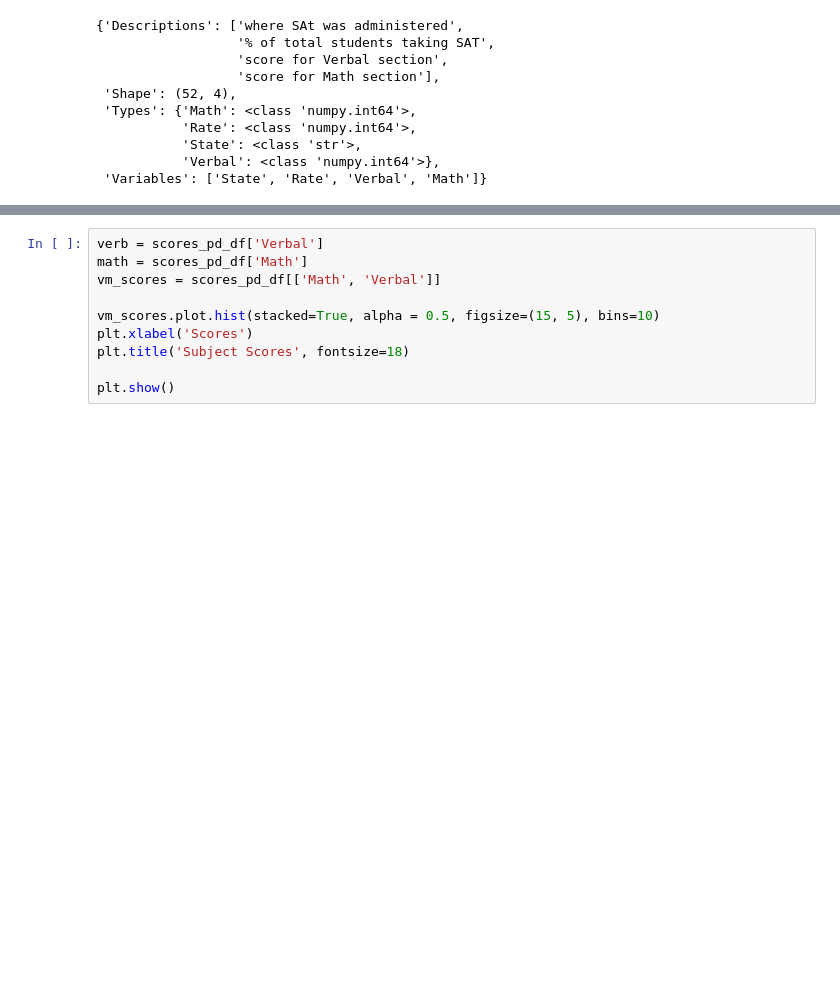
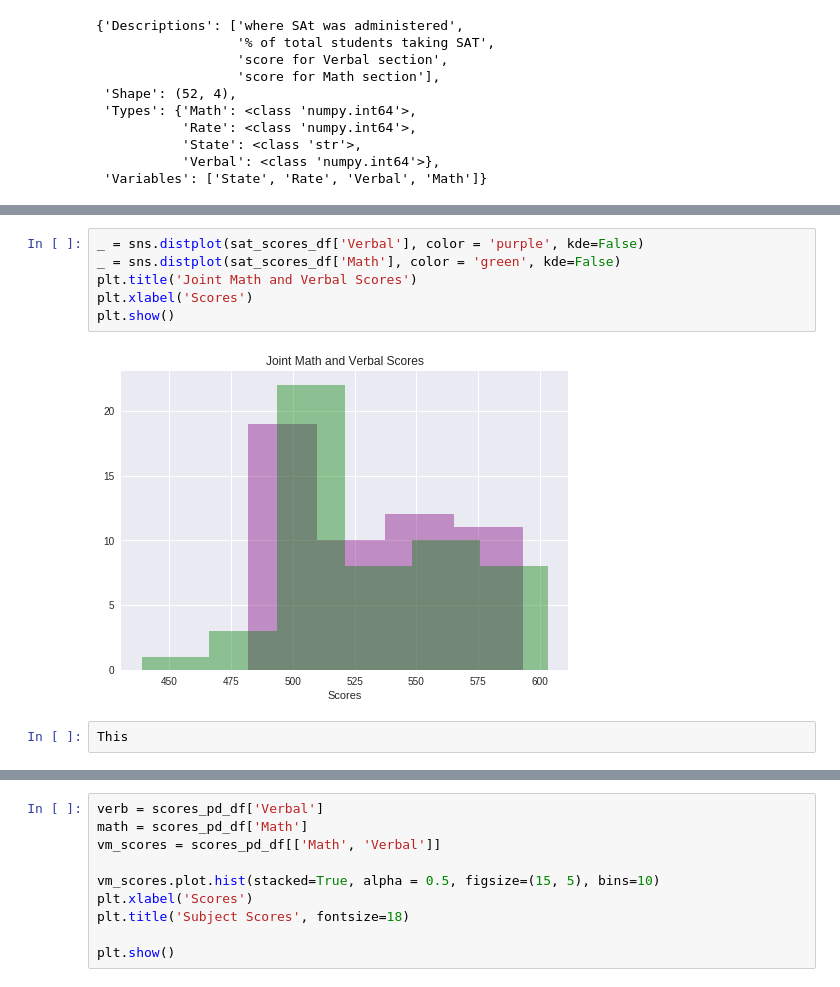
Before and after one commit to godsylla/Civic-Data-Analysis, a Jupyter notebook: ipynb/Civic-Data-Analysis.ipynb, the cells around one changed output, grey strips where cells are left out. Saved outputs shown, nothing was run; the diff lists cells and outputs as text; blank space fills up the shorter version.

```diff
--- a/ipynb/Civic-Data-Analysis.ipynb
+++ b/ipynb/Civic-Data-Analysis.ipynb
@@ -384,0 +368,10 @@ import matplotlib.pyplot as plt
+# %%
+_ = sns.distplot(sat_scores_df['Verbal'], color = 'purple', kde=False)
+_ = sns.distplot(sat_scores_df['Math'], color = 'green', kde=False)
+plt.title('Joint Math and Verbal Scores')
+plt.xlabel('Scores')
+plt.show()
+# %% [output]
+[figure, added]
+# %%
+This
```
Also changed, not shown: parts of 45 cells of this notebook.
